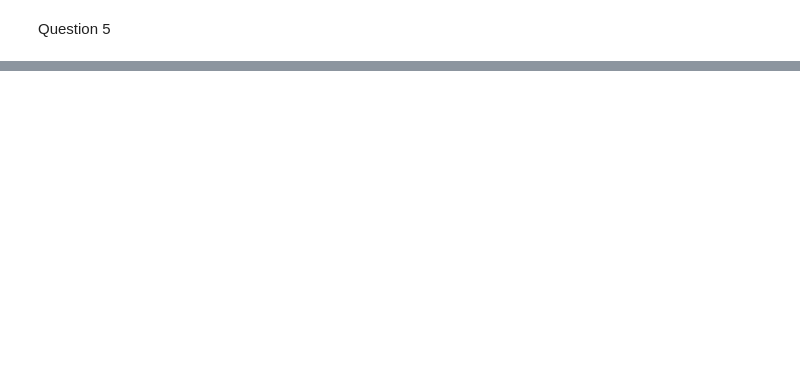
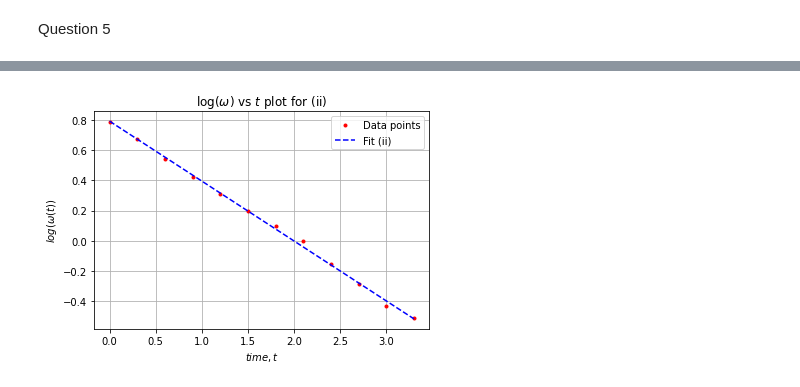
Before and after one commit to ratuldas6/P346_Endsem, a Jupyter notebook: Endsem.ipynb, the cells around one changed output, grey strips where cells are left out. Saved outputs shown, nothing was run; the diff lists cells and outputs as text; code cells hidden in the pictures; blank space fills up the shorter version.

```diff
--- a/Endsem.ipynb
+++ b/Endsem.ipynb
@@ -182,0 +259,13 @@ print('The r value is: ' + str(r))
+# %%
+plt.plot(t, we, '.r', label='Data points')  #plotting log(omega) vs t data
+plt.plot(t2, w2, '--b', label='Fit (ii)')   #plotting the best fit line
+
+#plot for (ii)
+plt.xlabel("$time, t$")
+plt.ylabel("$log(\omega(t))$")
+plt.grid()
+plt.title("log($\omega$) vs $t$ plot for (ii)")
+plt.legend(loc='upper right')
+plt.show()
+# %% [output]
+[figure, added]
```
Also changed, not shown: parts of 8 cells of this notebook, 1 other file.
